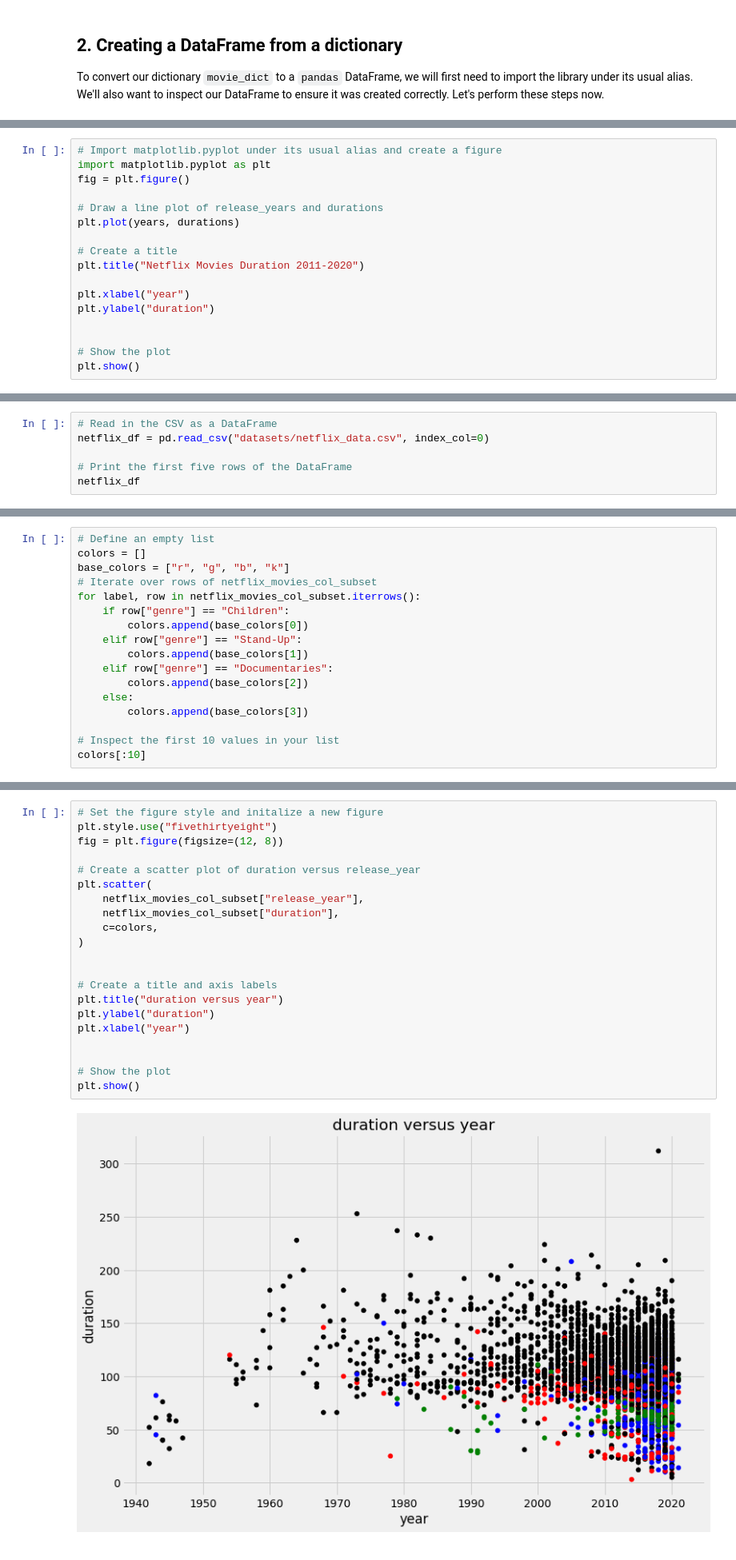
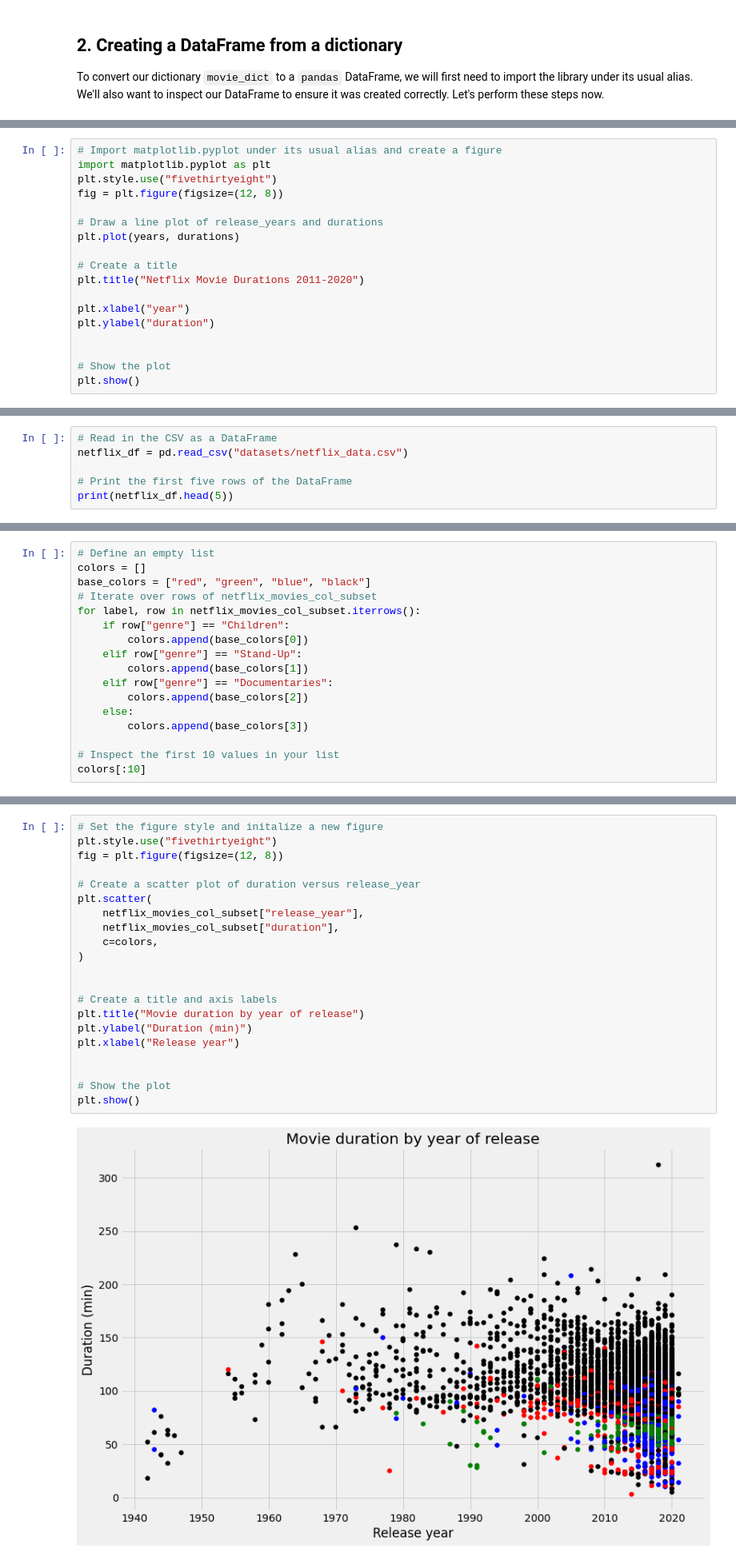
Before and after one commit to adelabuhashim/DS-Recap, a Jupyter notebook: Investigating Netflix Movies and Guest Stars in The Office/notebook.ipynb, the cells around one changed output, grey strips where cells are left out. Shown at 80% size. Drawn from its saved outputs; the diff is of its cells as text.

```diff
--- a/Investigating Netflix Movies and Guest Stars in The Office/notebook.ipynb
+++ b/Investigating Netflix Movies and Guest Stars in The Office/notebook.ipynb
@@ -65,13 +120,14 @@ durations_df
 # %%
 # Import matplotlib.pyplot under its usual alias and create a figure
 import matplotlib.pyplot as plt
-fig = plt.figure()
+plt.style.use("fivethirtyeight")
+fig = plt.figure(figsize=(12, 8))
 
 # Draw a line plot of release_years and durations
 plt.plot(years, durations)
 
 # Create a title
-plt.title("Netflix Movies Duration 2011-2020")
+plt.title("Netflix Movie Durations 2011-2020")
 
 plt.xlabel("year")
 plt.ylabel("duration")
@@ -91,8 +204,8 @@ plt.show()
 <p>Upon asking our friend for the original CSV they used to perform their analyses, they gladly oblige and send it. We now have access to the CSV file, available at the path <code>"datasets/netflix_data.csv"</code>. Let's create another DataFrame, this time with all of the data. Given the length of our friend's data, printing the whole DataFrame is probably not a good idea, so we will inspect it by printing only the first five rows.</p>
 # %%
 # Read in the CSV as a DataFrame
-netflix_df = pd.read_csv("datasets/netflix_data.csv", index_col=0)
+netflix_df = pd.read_csv("datasets/netflix_data.csv")
 
 # Print the first five rows of the DataFrame
-netflix_df
+print(netflix_df.head(5))
 # %% [output]
@@ -211,7 +437,7 @@ Name: genre, dtype: int64
 # %%
 # Define an empty list
 colors = []
-base_colors = ["r", "g", "b", "k"]
+base_colors = ["red", "green", "blue", "black"]
 # Iterate over rows of netflix_movies_col_subset
 for label, row in netflix_movies_col_subset.iterrows():
     if row["genre"] == "Children":
@@ -234,23 +491,23 @@ colors[:10]
 # %%
 # Set the figure style and initalize a new figure
 plt.style.use("fivethirtyeight")
 fig = plt.figure(figsize=(12, 8))
 
 # Create a scatter plot of duration versus release_year
 plt.scatter(
     netflix_movies_col_subset["release_year"],
     netflix_movies_col_subset["duration"],
     c=colors,
 )
 
 
 # Create a title and axis labels
-plt.title("duration versus year")
-plt.ylabel("duration")
-plt.xlabel("year")
+plt.title("Movie duration by year of release")
+plt.ylabel("Duration (min)")
+plt.xlabel("Release year")
 
 
 # Show the plot
 plt.show()
 # %% [output]
-[figure, old version]
+[figure, new version]
```
Also changed, not shown: parts of 19 cells of this notebook.
